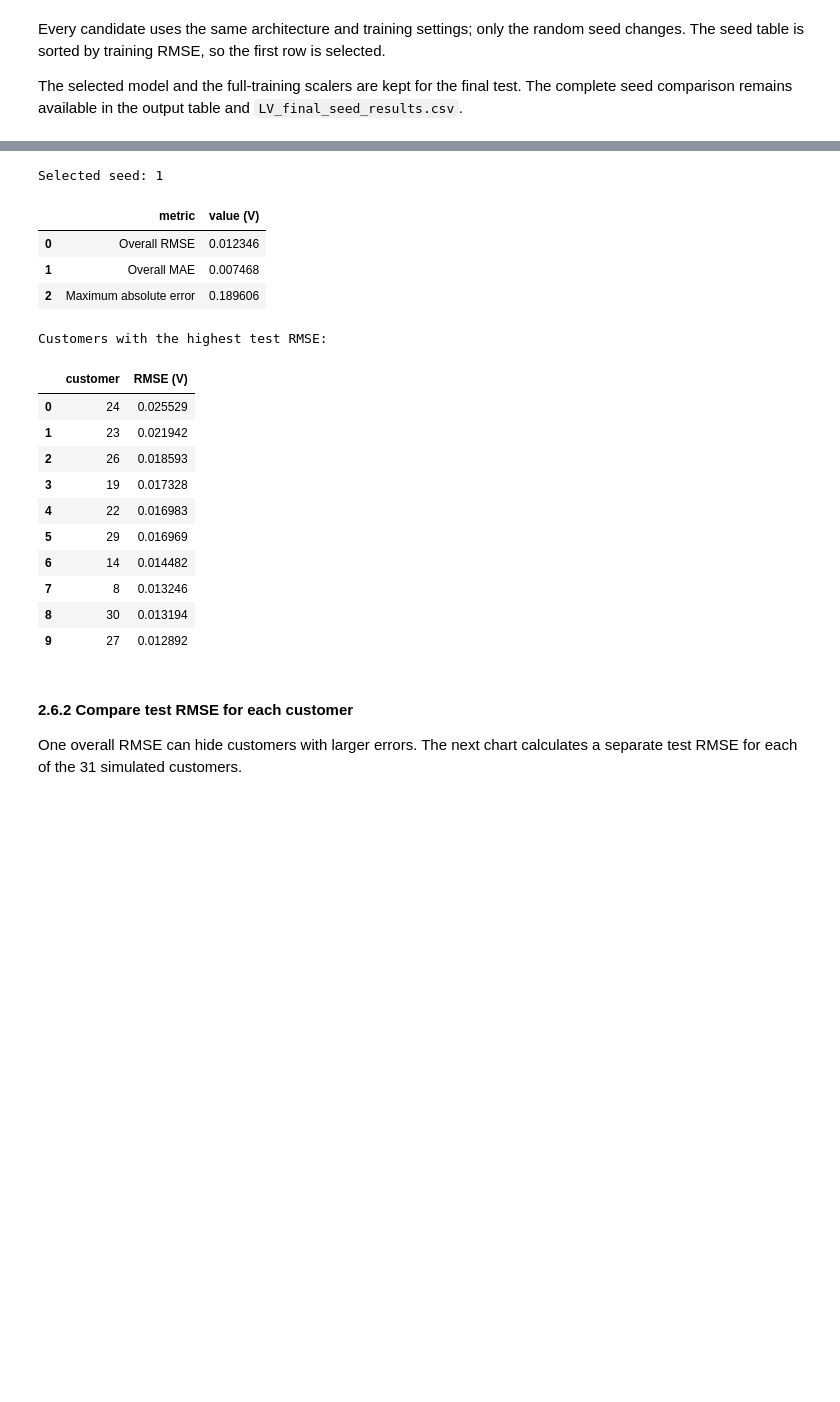
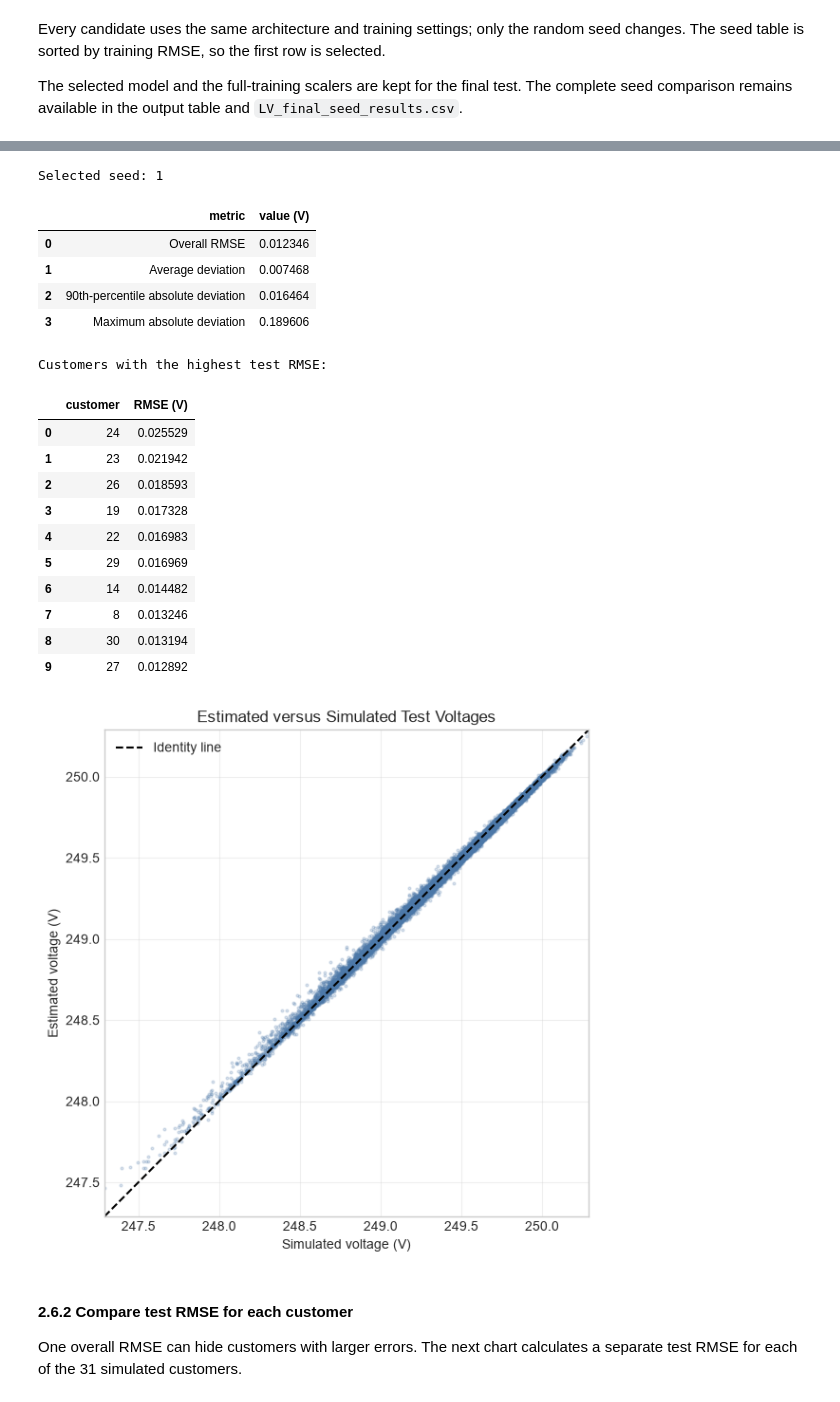
Before and after one commit to Team-Nando-Capstone/Capstone_project_2026_sem1, a Jupyter notebook: Tutorial_1_LV_Vol_Estimation/Tutorial_1_LV_Voltage_Estimation.ipynb, the cells around one changed output, grey strips where cells are left out. Saved outputs shown, nothing was run; the diff lists cells and outputs as text; code cells hidden in the pictures; blank space fills up the shorter version.

```diff
--- a/Tutorial_1_LV_Vol_Estimation/Tutorial_1_LV_Voltage_Estimation.ipynb
+++ b/Tutorial_1_LV_Vol_Estimation/Tutorial_1_LV_Voltage_Estimation.ipynb
@@ -1263,41 +1266,76 @@ Lower values are better for all three metrics.
 # %%
 Vte_estimated = predict_unscaled(FINAL_MODEL, Xte_full, ys_full)
 
+test_error = Vte_estimated - V_te
+absolute_test_error = np.abs(test_error)
 test_rmse = float(np.sqrt(mean_squared_error(V_te, Vte_estimated)))
 test_mae = float(mean_absolute_error(V_te, Vte_estimated))
-test_max_abs_error = float(np.max(np.abs(V_te - Vte_estimated)))
+test_p90_abs_error = float(np.percentile(absolute_test_error, 90))
+test_max_abs_error = float(np.max(absolute_test_error))
 
 test_metrics = pd.DataFrame(
     {
-        "metric": ["Overall RMSE", "Overall MAE", "Maximum absolute error"],
-        "value (V)": [test_rmse, test_mae, test_max_abs_error],
+        "metric": [
+            "Overall RMSE",
+            "Average deviation",
+            "90th-percentile absolute deviation",
+            "Maximum absolute deviation",
+        ],
+        "value (V)": [
+            test_rmse,
+            test_mae,
+            test_p90_abs_error,
+            test_max_abs_error,
+        ],
     }
 )
 
-per_customer_rmse = np.sqrt(
-    np.mean((V_te - Vte_estimated) ** 2, axis=0)
-)
+per_customer_rmse = np.sqrt(np.mean(test_error**2, axis=0))
 per_customer_results = (
     pd.DataFrame(
         {
             "customer": np.arange(1, C + 1),
             "RMSE (V)": per_customer_rmse,
         }
     )
     .sort_values("RMSE (V)", ascending=False)
     .reset_index(drop=True)
 )
 
 print(f"Selected seed: {selected_seed}")
 display(test_metrics.round(6))
 print("Customers with the highest test RMSE:")
 display(per_customer_results.head(10).round(6))
+
+voltage_limits = [
+    min(float(V_te.min()), float(Vte_estimated.min())),
+    max(float(V_te.max()), float(Vte_estimated.max())),
+]
+plt.figure(figsize=(6, 6))
+plt.scatter(
+    V_te.ravel(),
+    Vte_estimated.ravel(),
+    s=4,
+    alpha=0.2,
+    color="#4C78A8",
+)
+plt.plot(voltage_limits, voltage_limits, "--", color="black", label="Identity line")
+plt.xlim(voltage_limits)
+plt.ylim(voltage_limits)
+plt.xlabel("Simulated voltage (V)")
+plt.ylabel("Estimated voltage (V)")
+plt.title("Estimated versus Simulated Test Voltages")
+plt.legend()
+plt.grid(True, alpha=0.3)
+plt.tight_layout()
+plt.show()
 # %% [output]
 Selected seed: 1
 |  | metric | value (V) |
 | 0 | Overall RMSE | 0.012346 |
-| 1 | Overall MAE | 0.007468 |
-| 2 | Maximum absolute error | 0.189606 |
+| 1 | Average deviation | 0.007468 |
+| 2 | 90th-percentile absolute deviation | 0.016464 |
+| 3 | Maximum absolute deviation | 0.189606 |
 Customers with the highest test RMSE:
 |  | customer | RMSE (V) |
 | 0 | 24 | 0.025529 |
@@ -1310,6 +1348,7 @@ Customers with the highest test RMSE:
 | 7 | 8 | 0.013246 |
 | 8 | 30 | 0.013194 |
 | 9 | 27 | 0.012892 |
+[figure, added]
 # %% [markdown]
 #### 2.6.2 Compare test RMSE for each customer
 
```
Also changed, not shown: parts of 7 cells of this notebook, 32 other files.
